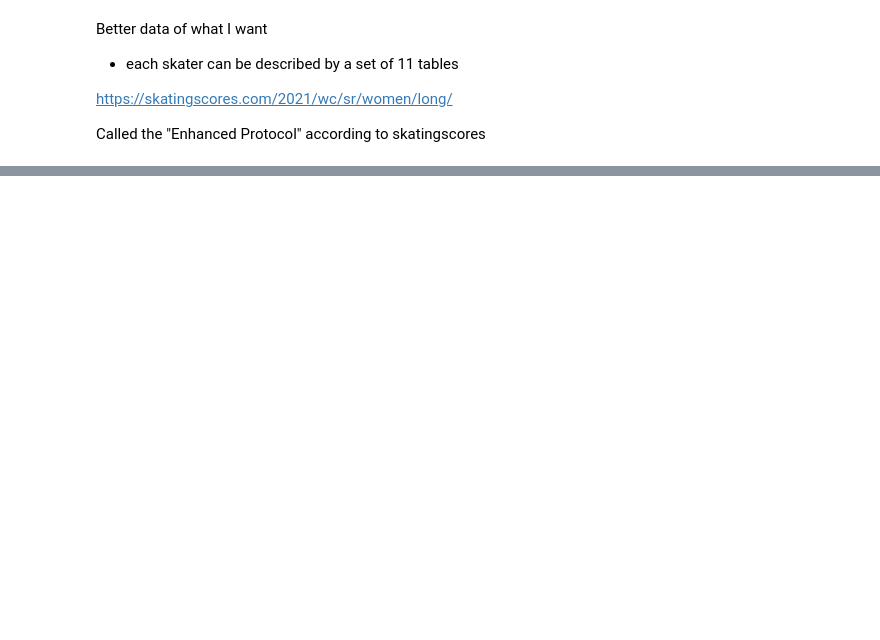
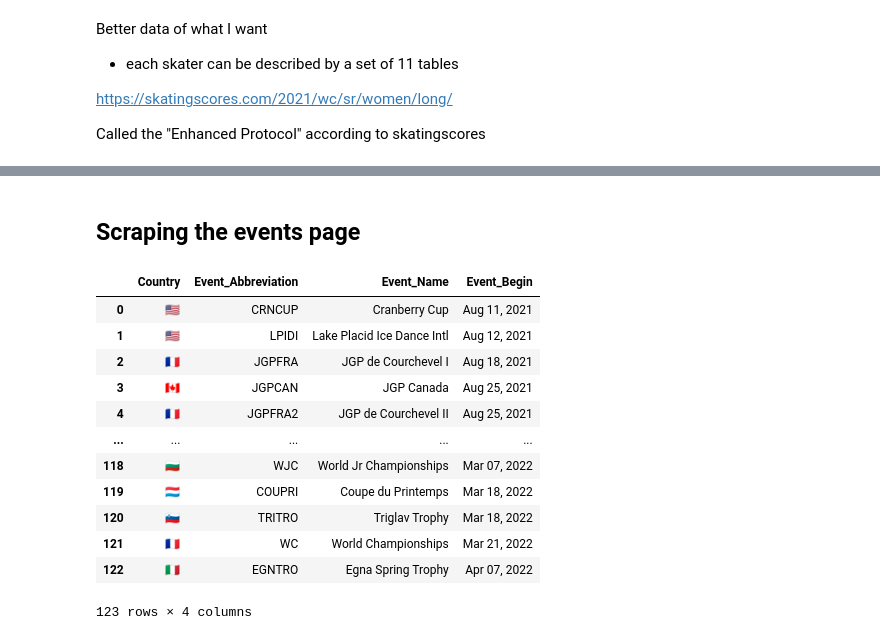
Before and after one commit to WinsonTruong/iceskating, a Jupyter notebook: scrape-skatingscores/scrape.ipynb, the cells around one changed output, grey strips where cells are left out. Saved outputs shown, nothing was run; the diff lists cells and outputs as text; code cells hidden in the pictures; blank space fills up the shorter version.

```diff
--- a/scrape-skatingscores/scrape.ipynb
+++ b/scrape-skatingscores/scrape.ipynb
@@ -251,3 +175,23 @@ component notes
 # for i in np.arange(13):
 #     print(i)
 #     display(dfs[i].head(), dfs[i].shape)
+# %% [markdown]
+## Scraping the events page
+# %%
+events2122_raw = pd.read_html('https://skatingscores.com/2122/')[1]
+events2122_raw.columns = ['Country', 'Event_Abbreviation', 'Event_Name', 'Event_Begin']
+events2122_raw
+# %% [output]
+|  | Country | Event_Abbreviation | Event_Name | Event_Begin |
+| 0 | 🇺🇸 | CRNCUP | Cranberry Cup | Aug 11, 2021 |
+| 1 | 🇺🇸 | LPIDI | Lake Placid Ice Dance Intl | Aug 12, 2021 |
+| 2 | 🇫🇷 | JGPFRA | JGP de Courchevel I | Aug 18, 2021 |
+| 3 | 🇨🇦 | JGPCAN | JGP Canada | Aug 25, 2021 |
+| 4 | 🇫🇷 | JGPFRA2 | JGP de Courchevel II | Aug 25, 2021 |
+| ... | ... | ... | ... | ... |
+| 118 | 🇧🇬 | WJC | World Jr Championships | Mar 07, 2022 |
+| 119 | 🇱🇺 | COUPRI | Coupe du Printemps | Mar 18, 2022 |
+| 120 | 🇸🇮 | TRITRO | Triglav Trophy | Mar 18, 2022 |
+| 121 | 🇫🇷 | WC | World Championships | Mar 21, 2022 |
+| 122 | 🇮🇹 | EGNTRO | Egna Spring Trophy | Apr 07, 2022 |
+123 rows × 4 columns
```
Also changed, not shown: parts of 19 cells of this notebook.
